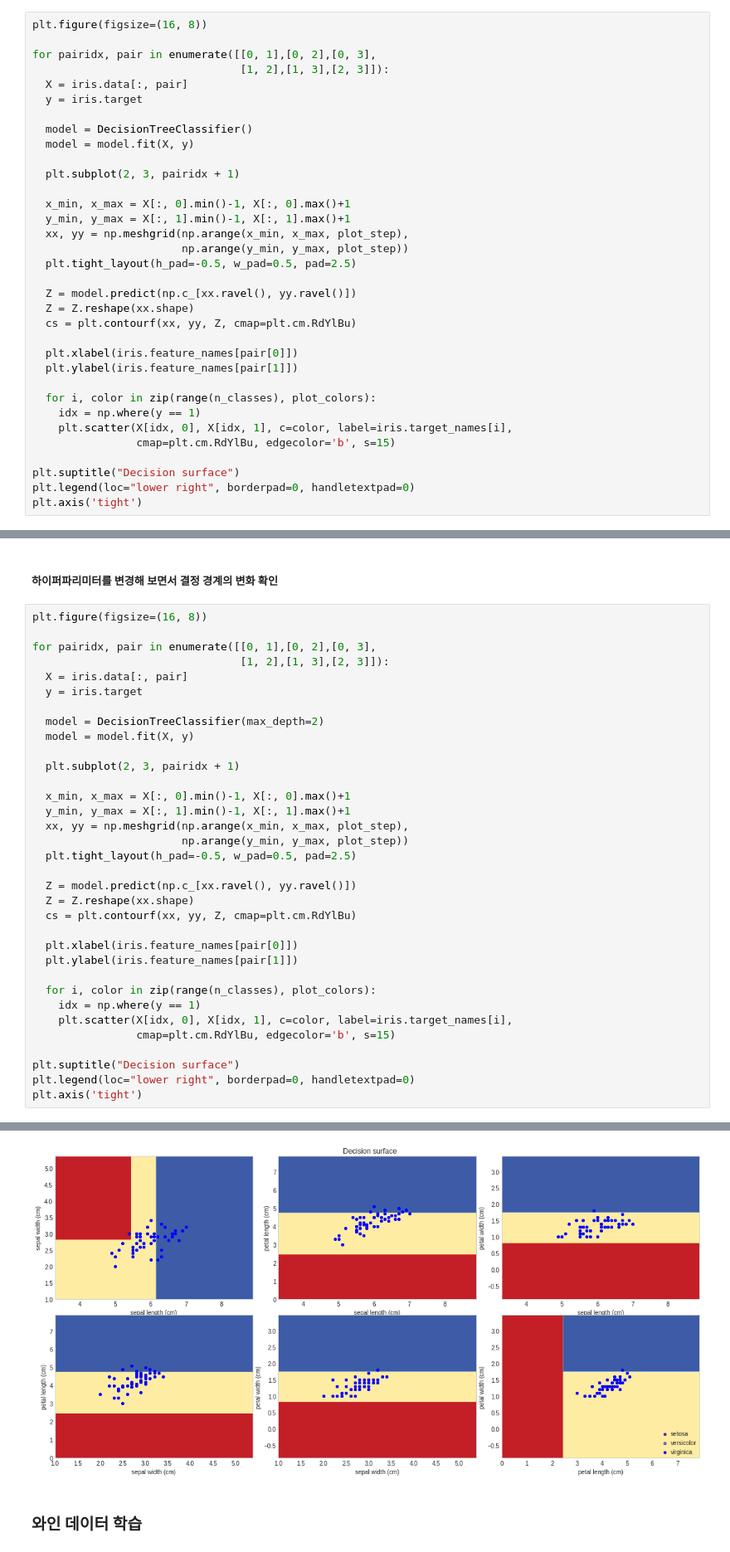
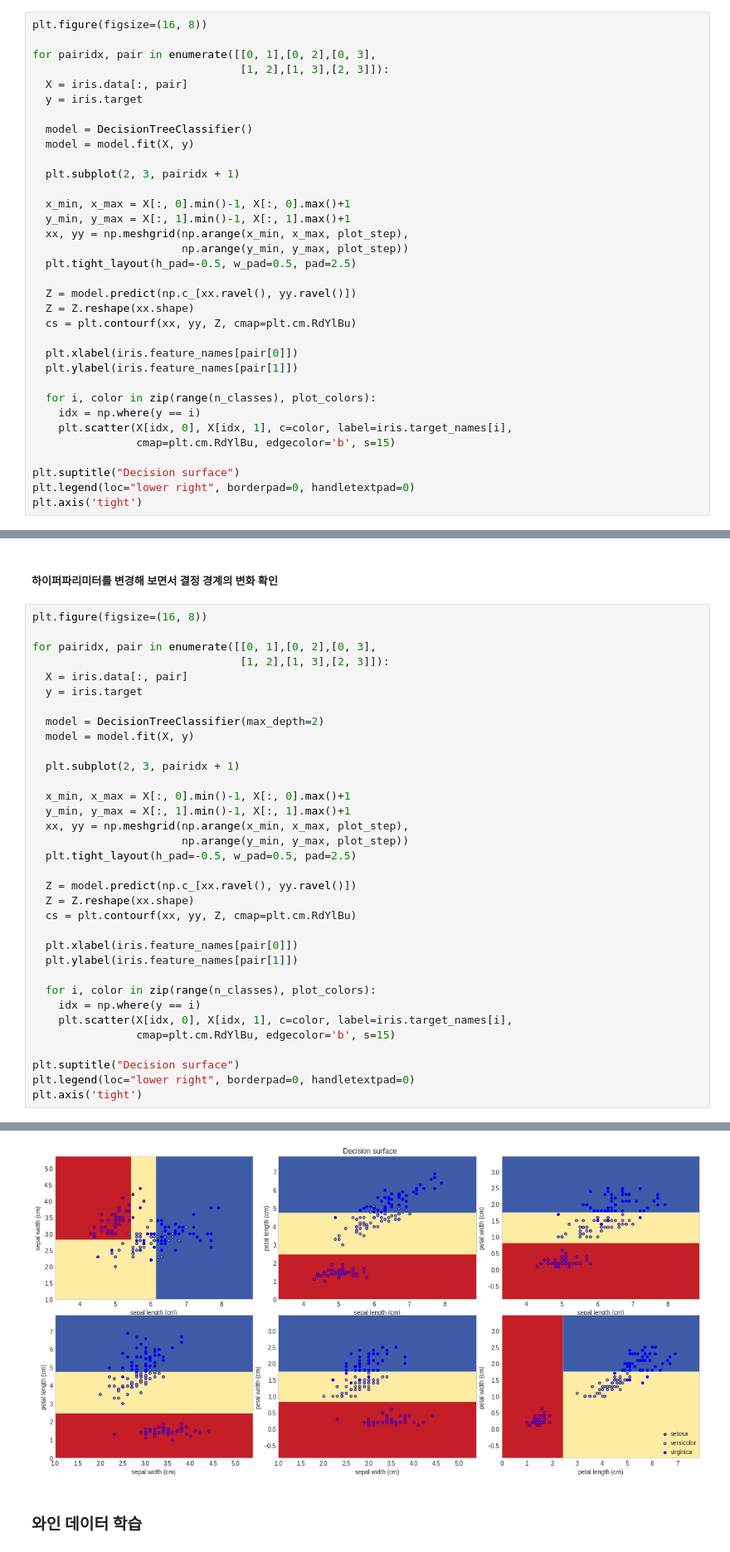
Before and after one commit to ilmechaJu/Machine_Learning, a Jupyter notebook: ch_08_결정_트리(Decision_Tree).ipynb, the cells around one changed output, grey strips where cells are left out. Shown at 83% size. Saved outputs shown, nothing was run; the diff lists cells and outputs as text.

```diff
--- a/ch_08_결정_트리(Decision_Tree).ipynb
+++ b/ch_08_결정_트리(Decision_Tree).ipynb
@@ -302,7 +302,7 @@ for pairidx, pair in enumerate([[0, 1],[0, 2],[0, 3],
   plt.ylabel(iris.feature_names[pair[1]])
 
   for i, color in zip(range(n_classes), plot_colors):
-    idx = np.where(y == 1)
+    idx = np.where(y == i)
     plt.scatter(X[idx, 0], X[idx, 1], c=color, label=iris.target_names[i],
                 cmap=plt.cm.RdYlBu, edgecolor='b', s=15)
 
@@ -322,35 +322,35 @@ for pairidx, pair in enumerate([[0, 1],[0, 2],[0, 3],
   X = iris.data[:, pair]
   y = iris.target
 
   model = DecisionTreeClassifier(max_depth=2)
   model = model.fit(X, y)
 
   plt.subplot(2, 3, pairidx + 1)
 
   x_min, x_max = X[:, 0].min()-1, X[:, 0].max()+1
   y_min, y_max = X[:, 1].min()-1, X[:, 1].max()+1
   xx, yy = np.meshgrid(np.arange(x_min, x_max, plot_step),
                        np.arange(y_min, y_max, plot_step))
   plt.tight_layout(h_pad=-0.5, w_pad=0.5, pad=2.5)
 
   Z = model.predict(np.c_[xx.ravel(), yy.ravel()])
   Z = Z.reshape(xx.shape)
   cs = plt.contourf(xx, yy, Z, cmap=plt.cm.RdYlBu)
 
   plt.xlabel(iris.feature_names[pair[0]])
   plt.ylabel(iris.feature_names[pair[1]])
 
   for i, color in zip(range(n_classes), plot_colors):
-    idx = np.where(y == 1)
+    idx = np.where(y == i)
     plt.scatter(X[idx, 0], X[idx, 1], c=color, label=iris.target_names[i],
                 cmap=plt.cm.RdYlBu, edgecolor='b', s=15)
 
 plt.suptitle("Decision surface")
 plt.legend(loc="lower right", borderpad=0, handletextpad=0)
 plt.axis('tight')
 # %% [output]
 (0.0, 7.88, -0.9, 3.4800000000000044)
-[figure, old version]
+[figure, new version]
 # %% [markdown]
 ### 와인 데이터 학습
 # %% [markdown]
```
Also changed, not shown: parts of 19 cells of this notebook.
